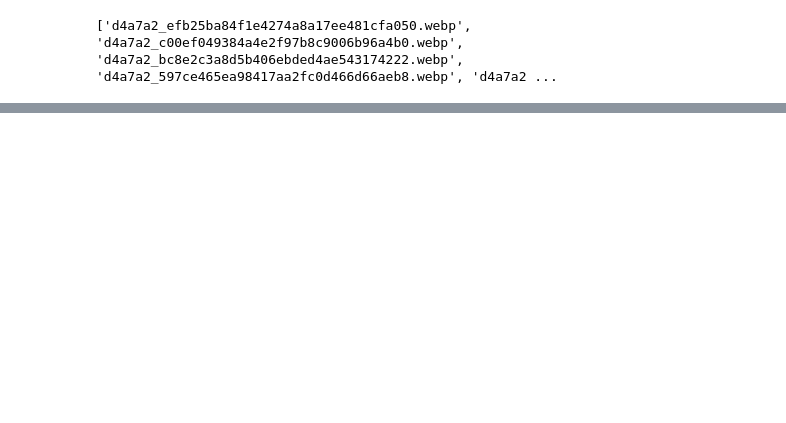
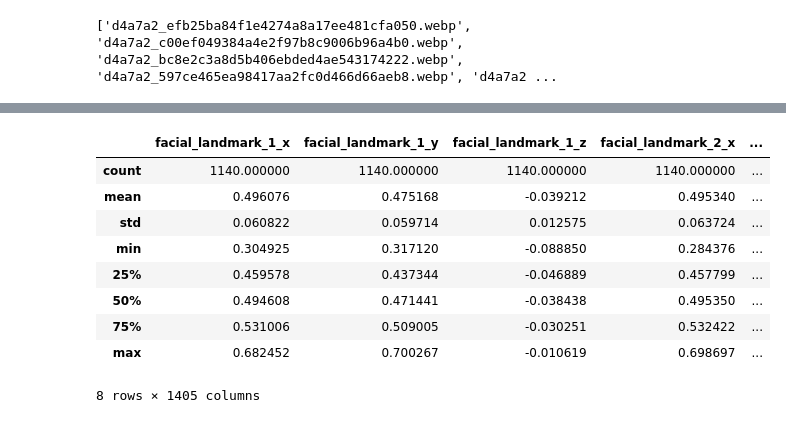
Before and after one commit to 1337DS/DrunkFaceRecognition, a Jupyter notebook: preproccessing.ipynb, the cells around one changed output, grey strips where cells are left out. Saved outputs shown, nothing was run; the diff lists cells and outputs as text; code cells hidden in the pictures; blank space fills up the shorter version.

```diff
--- a/preproccessing.ipynb
+++ b/preproccessing.ipynb
@@ -546,0 +617,13 @@ data = get_facial_landmarks(path)
+# %%
+df.describe()
+# %% [output]
+|  | facial_landmark_1_x | facial_landmark_1_y | facial_landmark_1_z | facial_landmark_2_x | ... |
+| count | 1140.000000 | 1140.000000 | 1140.000000 | 1140.000000 | ... |
+| mean | 0.496076 | 0.475168 | -0.039212 | 0.495340 | ... |
+| std | 0.060822 | 0.059714 | 0.012575 | 0.063724 | ... |
+| min | 0.304925 | 0.317120 | -0.088850 | 0.284376 | ... |
+| 25% | 0.459578 | 0.437344 | -0.046889 | 0.457799 | ... |
+| 50% | 0.494608 | 0.471441 | -0.038438 | 0.495350 | ... |
+| 75% | 0.531006 | 0.509005 | -0.030251 | 0.532422 | ... |
+| max | 0.682452 | 0.700267 | -0.010619 | 0.698697 | ... |
+8 rows × 1405 columns
```
Also changed, not shown: parts of 10 cells of this notebook.
